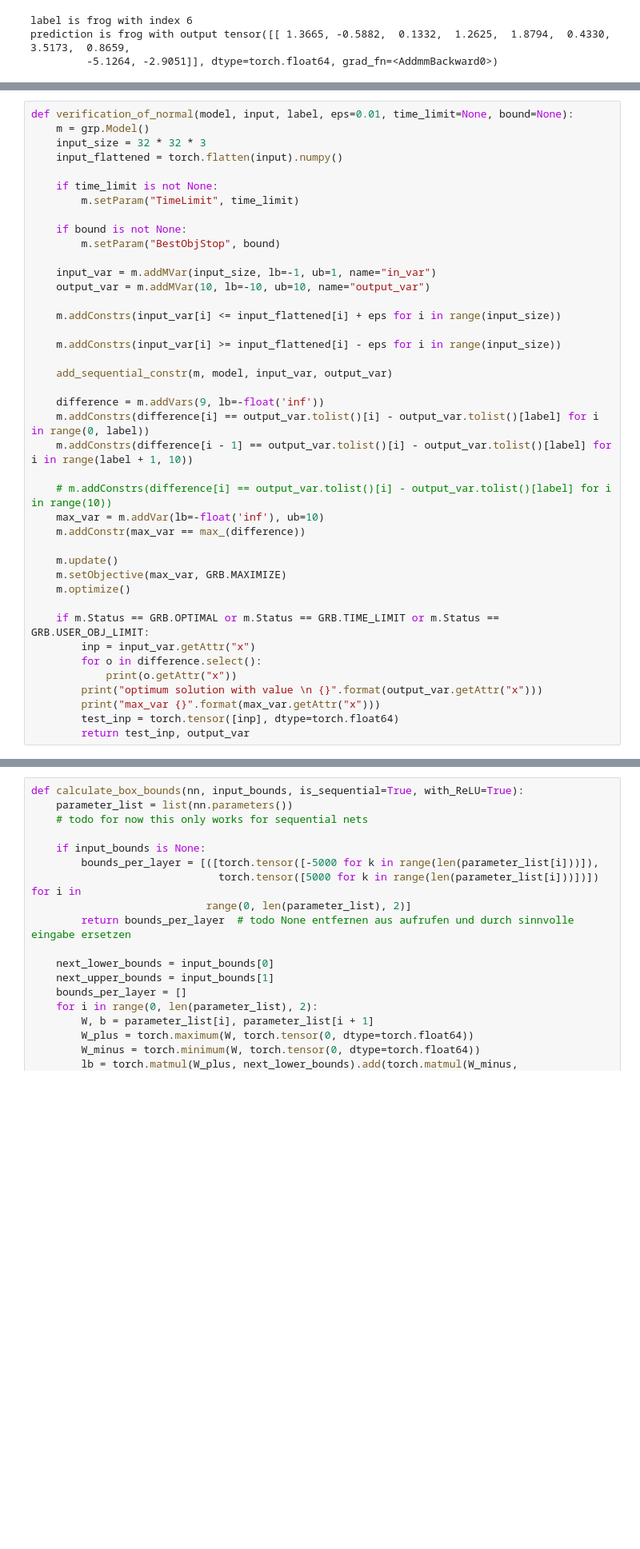
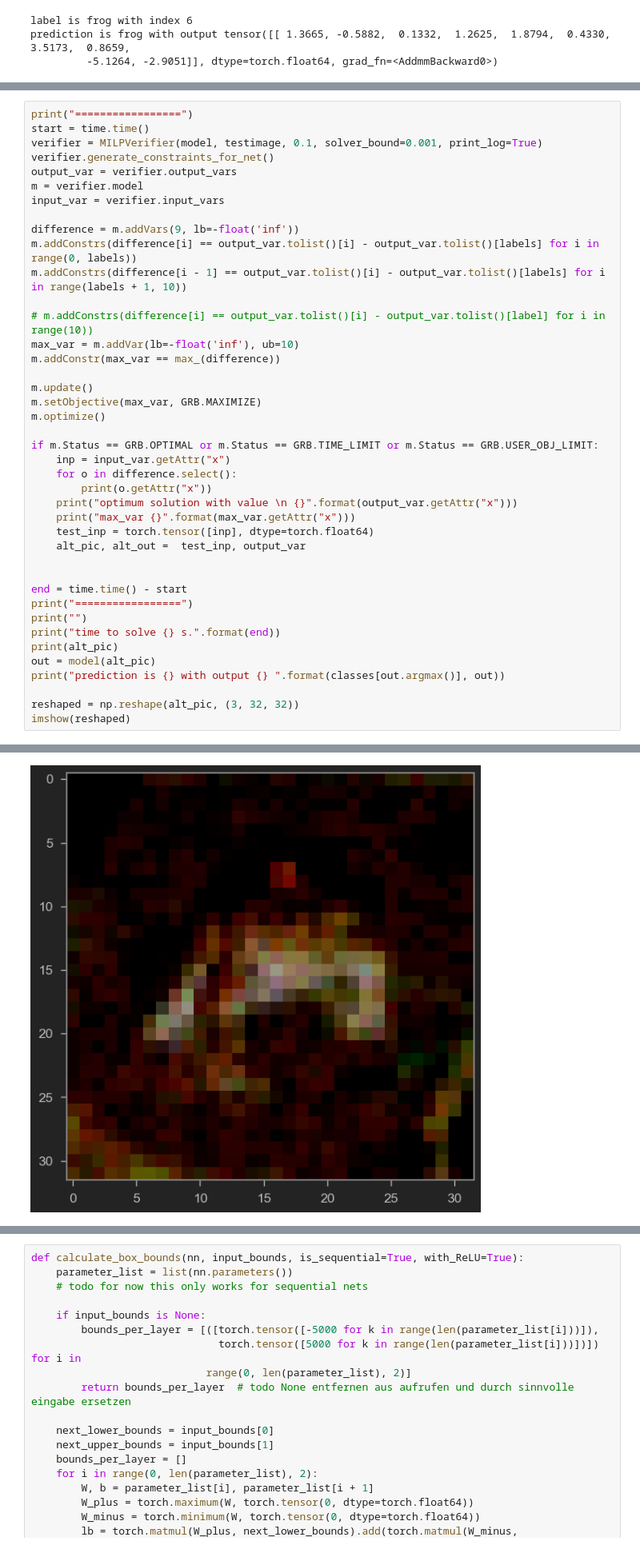
Before and after one commit to ufukguenes/ICNN_verification, a Jupyter notebook: script/Experiments/CIFAR10_MILP_Verification.ipynb, the cells around one changed output, grey strips where cells are left out. Shown at 80% size. Saved outputs shown, nothing was run; the diff lists cells and outputs as text; blank space fills up the shorter version.

Commit message:
fixed bug in milp verification and in cifar verification

```diff
--- a/script/Experiments/CIFAR10_MILP_Verification.ipynb
+++ b/script/Experiments/CIFAR10_MILP_Verification.ipynb
@@ -121,41 +88,42 @@ def add_sequential_constr(model, predictor, input_vars, output_vars):
 # %%
-def verification_of_normal(model, input, label, eps=0.01, time_limit=None, bound=None):
-    m = grp.Model()
-    input_size = 32 * 32 * 3
-    input_flattened = torch.flatten(input).numpy()
+print("=================")
+start = time.time()
+verifier = MILPVerifier(model, testimage, 0.1, solver_bound=0.001, print_log=True)
+verifier.generate_constraints_for_net()
+output_var = verifier.output_vars
+m = verifier.model
+input_var = verifier.input_vars
 
-    if time_limit is not None:
-        m.setParam("TimeLimit", time_limit)
+difference = m.addVars(9, lb=-float('inf'))
+m.addConstrs(difference[i] == output_var.tolist()[i] - output_var.tolist()[labels] for i in range(0, labels))
+m.addConstrs(difference[i - 1] == output_var.tolist()[i] - output_var.tolist()[labels] for i in range(labels + 1, 10))
 
-    if bound is not None:
-        m.setParam("BestObjStop", bound)
+# m.addConstrs(difference[i] == output_var.tolist()[i] - output_var.tolist()[label] for i in range(10))
+max_var = m.addVar(lb=-float('inf'), ub=10)
+m.addConstr(max_var == max_(difference))
 
-    input_var = m.addMVar(input_size, lb=-1, ub=1, name="in_var")
-    output_var = m.addMVar(10, lb=-10, ub=10, name="output_var")
+m.update()
+m.setObjective(max_var, GRB.MAXIMIZE)
+m.optimize()
 
-    m.addConstrs(input_var[i] <= input_flattened[i] + eps for i in range(input_size))
+if m.Status == GRB.OPTIMAL or m.Status == GRB.TIME_LIMIT or m.Status == GRB.USER_OBJ_LIMIT:
+    inp = input_var.getAttr("x")
+    for o in difference.select():
+        print(o.getAttr("x"))
+    print("optimum solution with value \n {}".format(output_var.getAttr("x")))
+    print("max_var {}".format(max_var.getAttr("x")))
+    test_inp = torch.tensor([inp], dtype=torch.float64)
+    alt_pic, alt_out =  test_inp, output_var
 
-    m.addConstrs(input_var[i] >= input_flattened[i] - eps for i in range(input_size))
 
-    add_sequential_constr(m, model, input_var, output_var)
+end = time.time() - start
+print("=================")
+print("")
+print("time to solve {} s.".format(end))
+print(alt_pic)
+out = model(alt_pic)
+print("prediction is {} with output {} ".format(classes[out.argmax()], out))
 
-    difference = m.addVars(9, lb=-float('inf'))
-    m.addConstrs(difference[i] == output_var.tolist()[i] - output_var.tolist()[label] for i in range(0, label))
-    m.addConstrs(difference[i - 1] == output_var.tolist()[i] - output_var.tolist()[label] for i in range(label + 1, 10))
-
-    # m.addConstrs(difference[i] == output_var.tolist()[i] - output_var.tolist()[label] for i in range(10))
-    max_var = m.addVar(lb=-float('inf'), ub=10)
-    m.addConstr(max_var == max_(difference))
-
-    m.update()
-    m.setObjective(max_var, GRB.MAXIMIZE)
-    m.optimize()
-
-    if m.Status == GRB.OPTIMAL or m.Status == GRB.TIME_LIMIT or m.Status == GRB.USER_OBJ_LIMIT:
-        inp = input_var.getAttr("x")
-        for o in difference.select():
-            print(o.getAttr("x"))
-        print("optimum solution with value \n {}".format(output_var.getAttr("x")))
-        print("max_var {}".format(max_var.getAttr("x")))
-        test_inp = torch.tensor([inp], dtype=torch.float64)
-        return test_inp, output_var
+reshaped = np.reshape(alt_pic, (3, 32, 32))
+imshow(reshaped)
+# %% [output]
@@ -161,0 +168 @@ def verification_of_normal(model, input, label, eps=0.01, time_limit=None, bound
+[figure, added]
```
Also changed, not shown: parts of 17 cells of this notebook, 1 other file.
